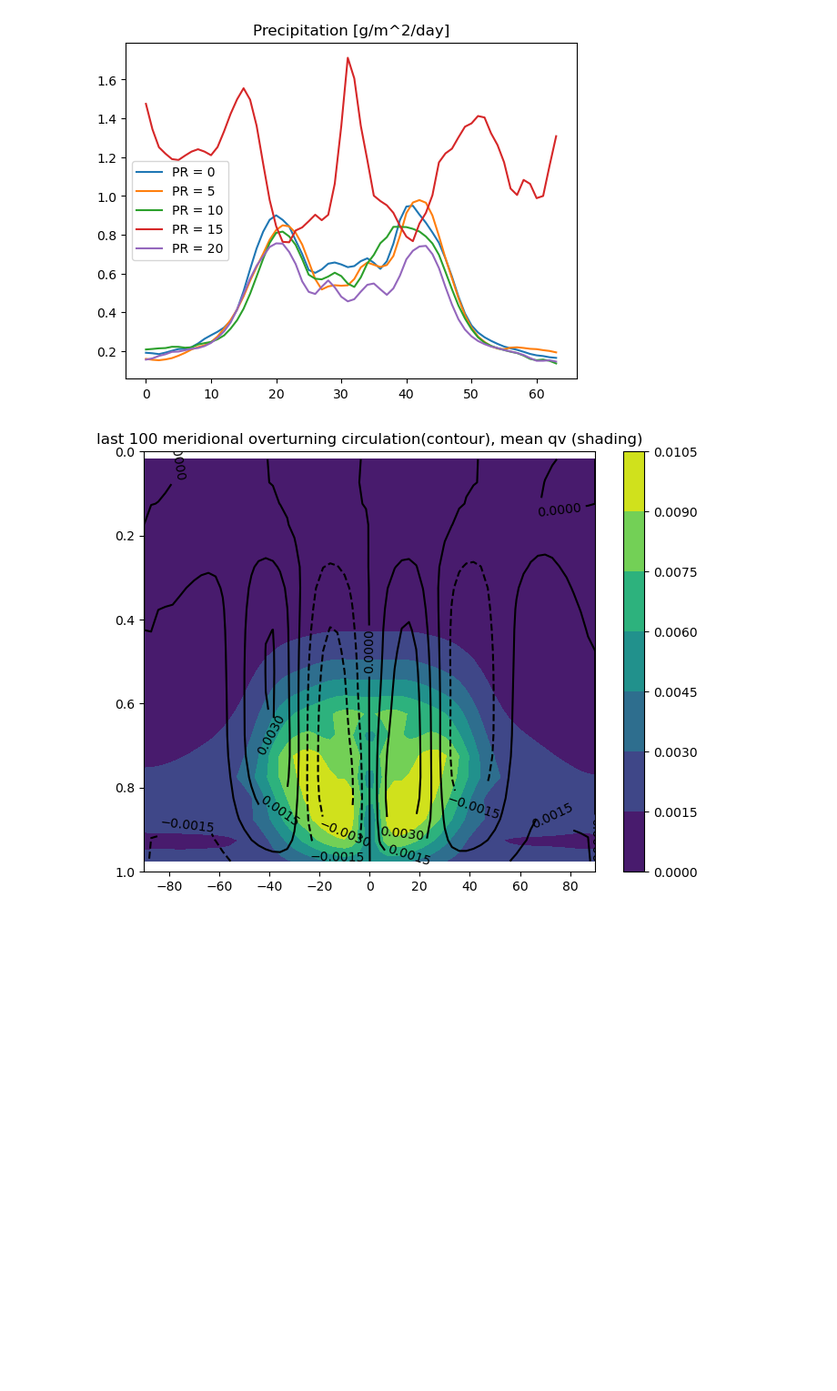
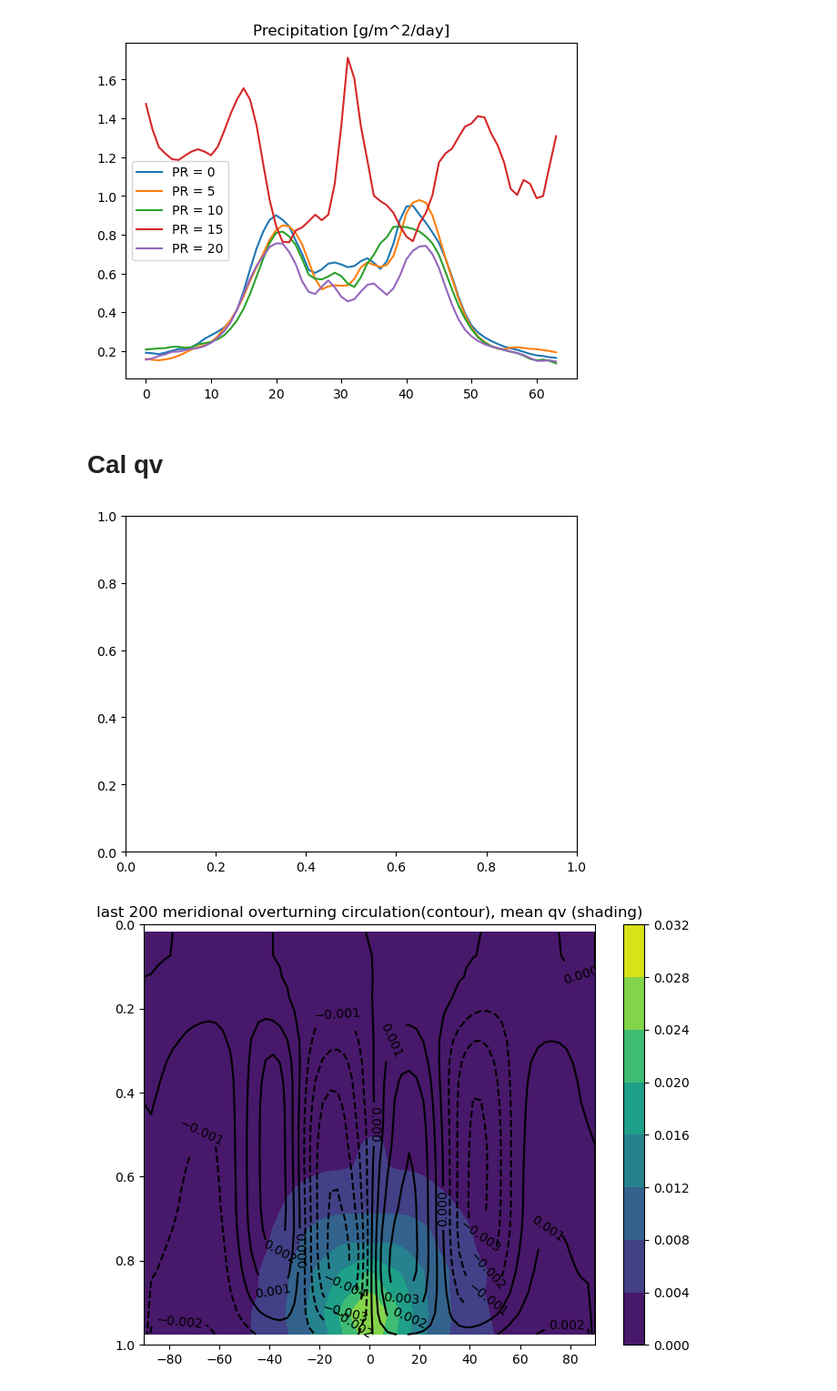
Before and after one commit to PeterChang1023/Dycore_Master, a Jupyter notebook: dycore/IdealizeSpetral.jl/exp/HSt42/check_spinupday.ipynb, the cells around one changed output. Shown: that part at 91% size. Saved outputs shown, nothing was run; the diff lists cells and outputs as text; code cells hidden in the pictures; blank space fills up the shorter version.

```diff
--- a/dycore/IdealizeSpetral.jl/exp/HSt42/check_spinupday.ipynb
+++ b/dycore/IdealizeSpetral.jl/exp/HSt42/check_spinupday.ipynb
@@ -30,6 +32,7 @@ class Dycore:
         self.qv = self.getVar("grid_tracers_c_xyz1t")
 
         self.qv_diff = self.getVar("grid_tracers_diff_xyz1t")
+        # self.grid_t_eq_ref_xyzt = self.getVar("grid_t_eq_ref_xyzt")
         self.omega   = self.getVar("grid_w_full_xyzt")
 
 
@@ -94,7 +97,7 @@ class Dycore:
         self.Prec[:, 0,:,:] = 1/self.g * self.qv_diff[:, 0,:,:] * (self.p[:, 1,:,:] - self.p[:, 0,:,:])/2
         self.Prec[:,-1,:,:] = 1/self.g * self.qv_diff[:,-1,:,:] * (self.p[:,-1,:,:] - self.p[:,-2,:,:])/2
 
-        self.Prec_mean = np.nansum(self.Prec, axis=(1))
+        self.Prec_mean  = np.nanmean(self.Prec, axis=(1))
         self.Prec_mean2 = np.nanmean(self.Prec_mean, axis=(2))
 
         return self.Prec_mean2
@@ -434,8 +443,10 @@ plt.show()
 # plt.plot(pre2)
 # plt.title("Precipitation [g/m^2/day]")
 # plt.show()
+# %% [markdown]
+# Cal qv
 # %%
-file = "800day_test_all.dat"
+file = "t_init_RH75_PR10_1600day_test_all.dat"
 dycore = Dycore(file)
 # %%
 v_o = dycore.v
@@ -450,8 +461,8 @@ t = dycore.t
 Lv = 2.5 * 10**6
 Rv = 461
 
-w = np.nanmean(w_o[-100:], axis=(0,3))
-v = np.nanmean(v_o[-100:], axis=(0,3))
+w = np.nanmean(w_o[-200:], axis=(0,3))
+v = np.nanmean(v_o[-200:], axis=(0,3))
 # %%
 ### cooridate
 x  = np.linspace(-180,180,128)
@@ -493,20 +504,21 @@ for jlat in range(1,64-1):
 
 psi_w = 0.5*(psi_w1 + psi_w2)
 ###
-qv_mean = np.nanmean(qv[-100:,:,:,:], axis=(0,3))
+qv_mean = np.nanmean(qv[-200:,:,:,:], axis=(0,3))
 ###
 # %%
 plt.figure(figsize=(8,6),dpi=100.)
 CS = plt.contourf(yy, sigma_mean2, qv_mean)
 
 CT = plt.contour(yy, sigma_mean2, psi_w, colors='k')
 
 plt.colorbar(CS)
 
 plt.clabel(CT)
 
 plt.ylim([1,0])
-plt.title("last 100 meridional overturning circulation(contour), mean qv (shading)")
+plt.title("last 200 meridional overturning circulation(contour), mean qv (shading)")
 plt.show()
 # %% [output]
-[figure, old version]
+[figure, new version]
+[figure, added]
```
Also changed, not shown: parts of 11 cells of this notebook, 2 other files.
